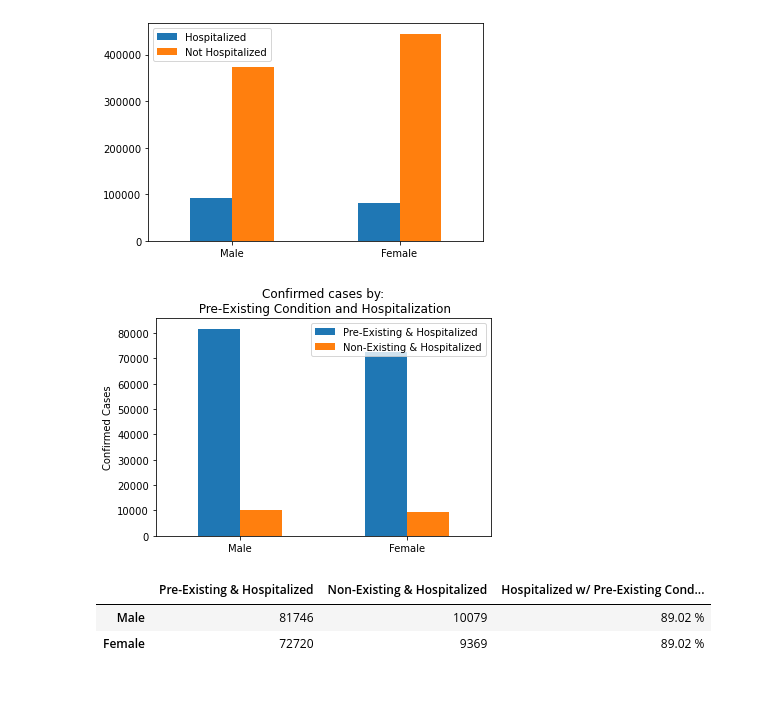
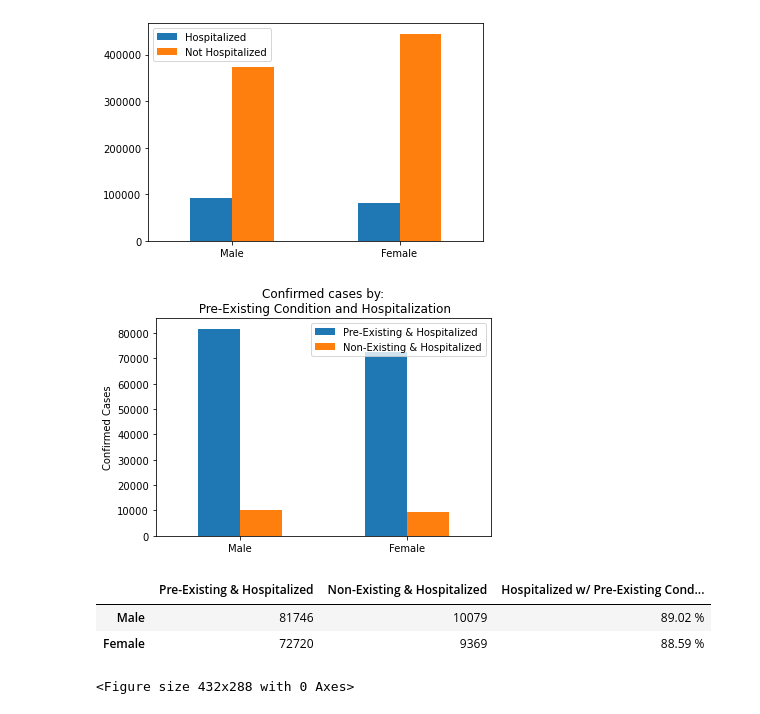
Before and after one commit to jforbis/rougeSquadron, a Jupyter notebook: JupyterScripts/forbis.ipynb, the cells around one changed output. Cells and saved outputs as stored; diff of their text form; code cells hidden in the pictures.

```diff
--- a/JupyterScripts/forbis.ipynb
+++ b/JupyterScripts/forbis.ipynb
@@ -54,34 +54,34 @@ hosp_df.plot.bar(rot = 0)
 # %%
 # Look at males and number of hospitalizations by pre-existing conditions
 mhp = len(org_data_df.loc[(org_data_df["Gender"] == "Male") &
                       (org_data_df["Pre-Existing Condition"] == "Yes") &
                       (org_data_df["Hospitalized"] == "Yes")])
 fhp = len(org_data_df.loc[(org_data_df["Gender"] == "Female") &
                       (org_data_df["Pre-Existing Condition"] == "Yes") &
                       (org_data_df["Hospitalized"] == "Yes")])
 
 mhnp = len(org_data_df.loc[(org_data_df["Gender"] == "Male") &
                       (org_data_df["Pre-Existing Condition"] == "No") &
                       (org_data_df["Hospitalized"] == "Yes")])
 fhnp = len(org_data_df.loc[(org_data_df["Gender"] == "Female") &
                       (org_data_df["Pre-Existing Condition"] == "No") &
                       (org_data_df["Hospitalized"] == "Yes")])
 prex = ["Male", "Female"]
 prex_df = pd.DataFrame({"Pre-Existing & Hospitalized" : [mhp,fhp], "Non-Existing & Hospitalized" : [mhnp,fhnp]}, index = prex)
 ax = prex_df.plot(kind='bar', rot=0)
 ax.set_ylabel("Confirmed Cases")
 ax.set_title("Confirmed cases by:\n Pre-Existing Condition and Hospitalization")
 
 ax.legend(loc = "best")
 plt.show()
-plt.savefig("")
-
+plt.savefig("../Images/MaleFemalePreXvsHosp.png")
 total_males = mhp + mhnp
-prex_df["Hospitalized w/ Pre-Existing Condition %"] = f"{round((mhp/total_males)*100,2)} %"
-
+total_females = fhp + fhnp
+prex_df["Hospitalized w/ Pre-Existing Condition %"] = [f"{round((mhp/total_males)*100,2)} %", f"{round((fhp/total_females)*100,2)} %"]
 prex_df
 # %% [output]
 [figure]
 |  | Pre-Existing & Hospitalized | Non-Existing & Hospitalized | Hospitalized w/ Pre-Existing Cond... |
 | Male | 81746 | 10079 | 89.02 % |
-| Female | 72720 | 9369 | 89.02 % |
+| Female | 72720 | 9369 | 88.59 % |
+<Figure size 432x288 with 0 Axes>
```
Also changed, not shown: 1 other file.
